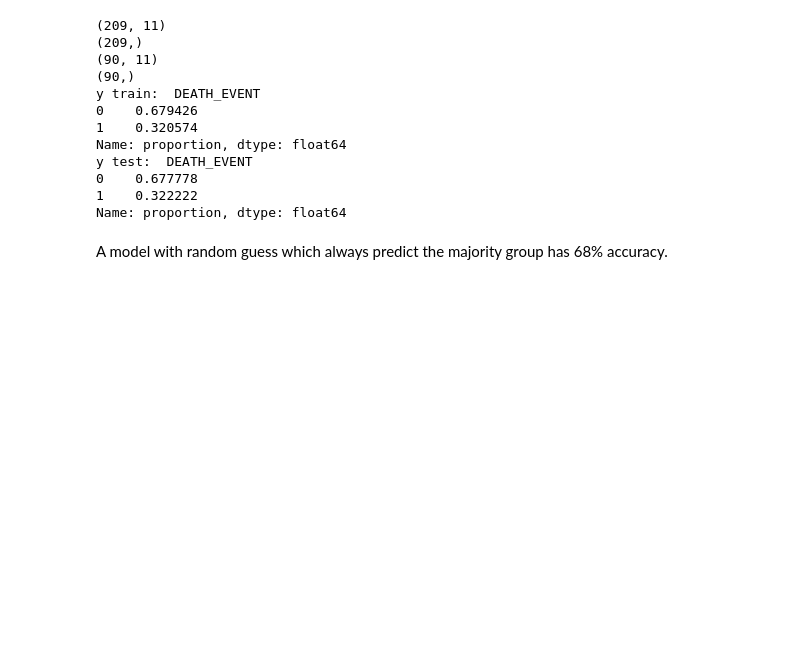
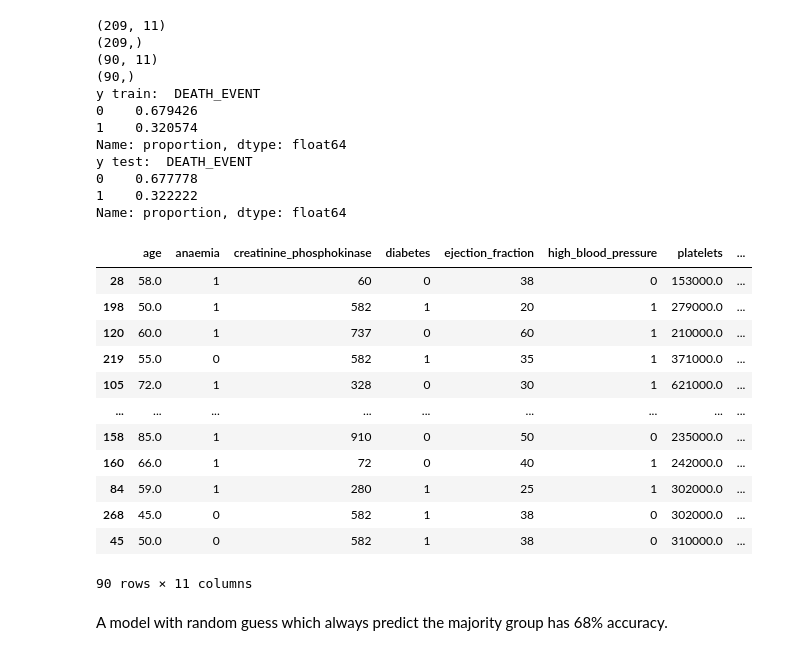
Before and after one commit to MichiganDataScienceTeam/W26-MDST-Project_Heart-Failure-Survival-Analysis, a Jupyter notebook: Week4.ipynb, the cells around one changed output. Drawn from its saved outputs; the diff is of its cells as text; code cells hidden in the pictures; blank space fills up the shorter version.

```diff
--- a/Week4.ipynb
+++ b/Week4.ipynb
@@ -77,6 +138,22 @@ y test:  DEATH_EVENT
 0    0.677778
 1    0.322222
 Name: proportion, dtype: float64
+# %%
+X_test
+# %% [output]
+|  | age | anaemia | creatinine_phosphokinase | diabetes | ejection_fraction | high_blood_pressure | platelets | ... |
+| 28 | 58.0 | 1 | 60 | 0 | 38 | 0 | 153000.0 | ... |
+| 198 | 50.0 | 1 | 582 | 1 | 20 | 1 | 279000.0 | ... |
+| 120 | 60.0 | 1 | 737 | 0 | 60 | 1 | 210000.0 | ... |
+| 219 | 55.0 | 0 | 582 | 1 | 35 | 1 | 371000.0 | ... |
+| 105 | 72.0 | 1 | 328 | 0 | 30 | 1 | 621000.0 | ... |
+| ... | ... | ... | ... | ... | ... | ... | ... | ... |
+| 158 | 85.0 | 1 | 910 | 0 | 50 | 0 | 235000.0 | ... |
+| 160 | 66.0 | 1 | 72 | 0 | 40 | 1 | 242000.0 | ... |
+| 84 | 59.0 | 1 | 280 | 1 | 25 | 1 | 302000.0 | ... |
+| 268 | 45.0 | 0 | 582 | 1 | 38 | 0 | 302000.0 | ... |
+| 45 | 50.0 | 0 | 582 | 1 | 38 | 0 | 310000.0 | ... |
+90 rows × 11 columns
 # %% [markdown]
 A model with random guess which always predict the majority group has 68% accuracy.
 # %% [markdown]
```
Also changed, not shown: parts of 23 cells of this notebook, 3 other files.
